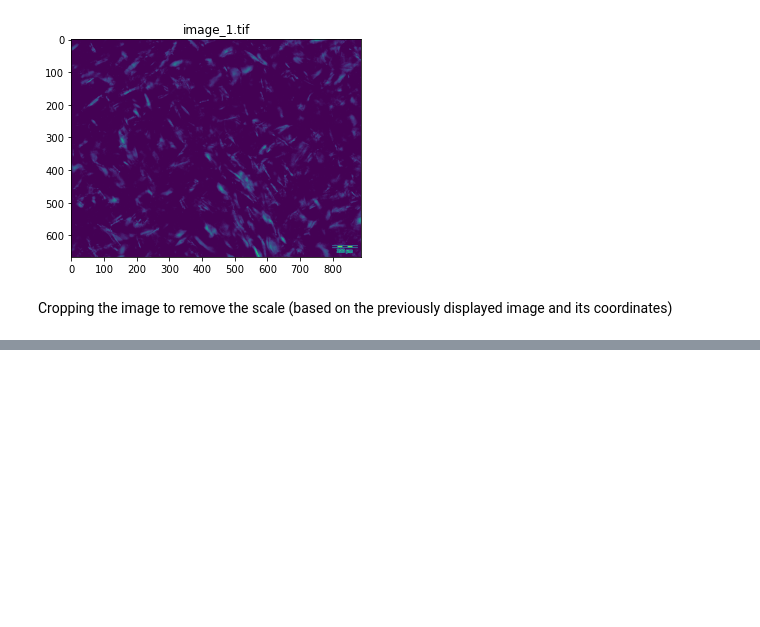
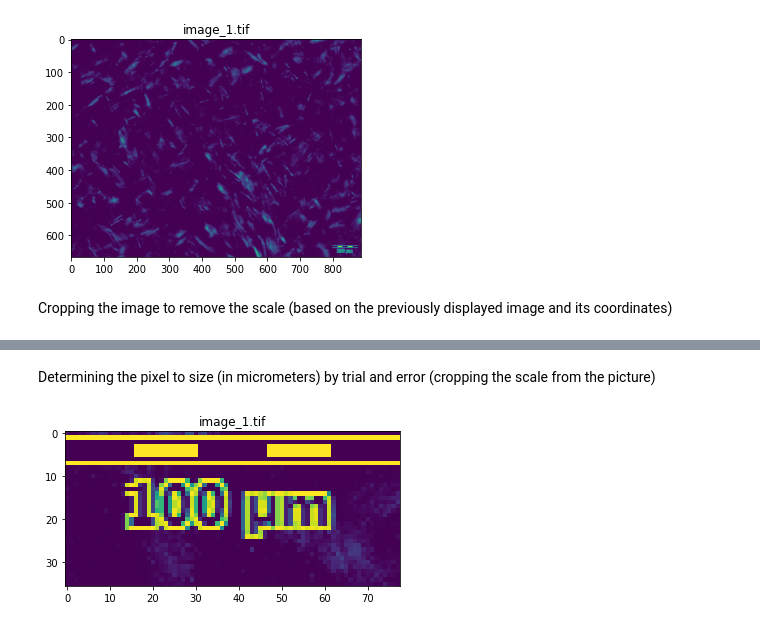
Before and after one commit to mracar/crystal-size-analysis, a Jupyter notebook: crystal_size_analysis.ipynb, the cells around one changed output, grey strips where cells are left out. Cells and saved outputs as stored; diff of their text form; code cells hidden in the pictures; blank space fills up the shorter version.

```diff
--- a/crystal_size_analysis.ipynb
+++ b/crystal_size_analysis.ipynb
@@ -37,0 +38,9 @@ plt.show()
+# %% [markdown]
+Determining the pixel to size (in micrometers) by trial and error (cropping the scale from the picture)
+# %%
+img_scale = img[630:, 800:878] # The first range is the y-axis, the second range is the x-axis
+plt.imshow(img_scale)
+plt.title(img_name)
+plt.show()
+# %% [output]
+[figure, added]
```
Also changed, not shown: parts of 2 cells of this notebook.
